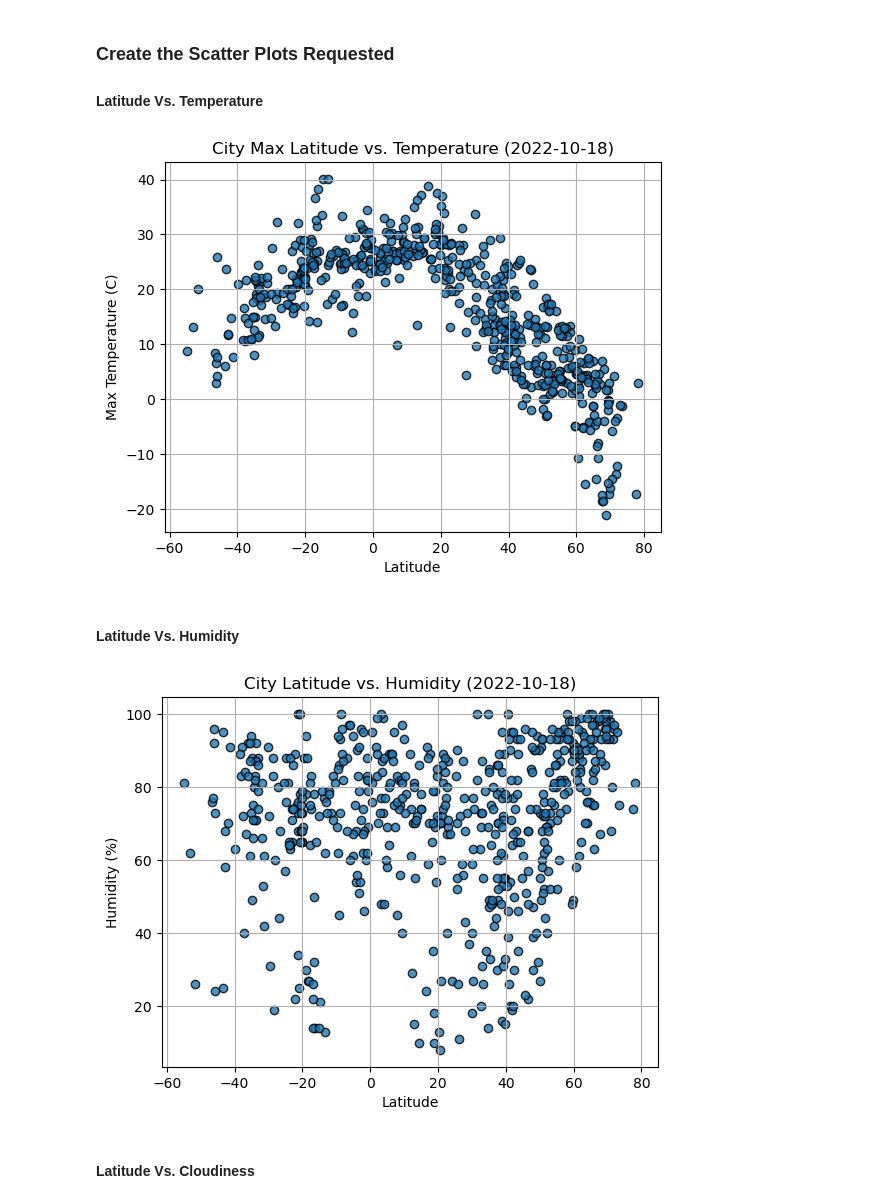
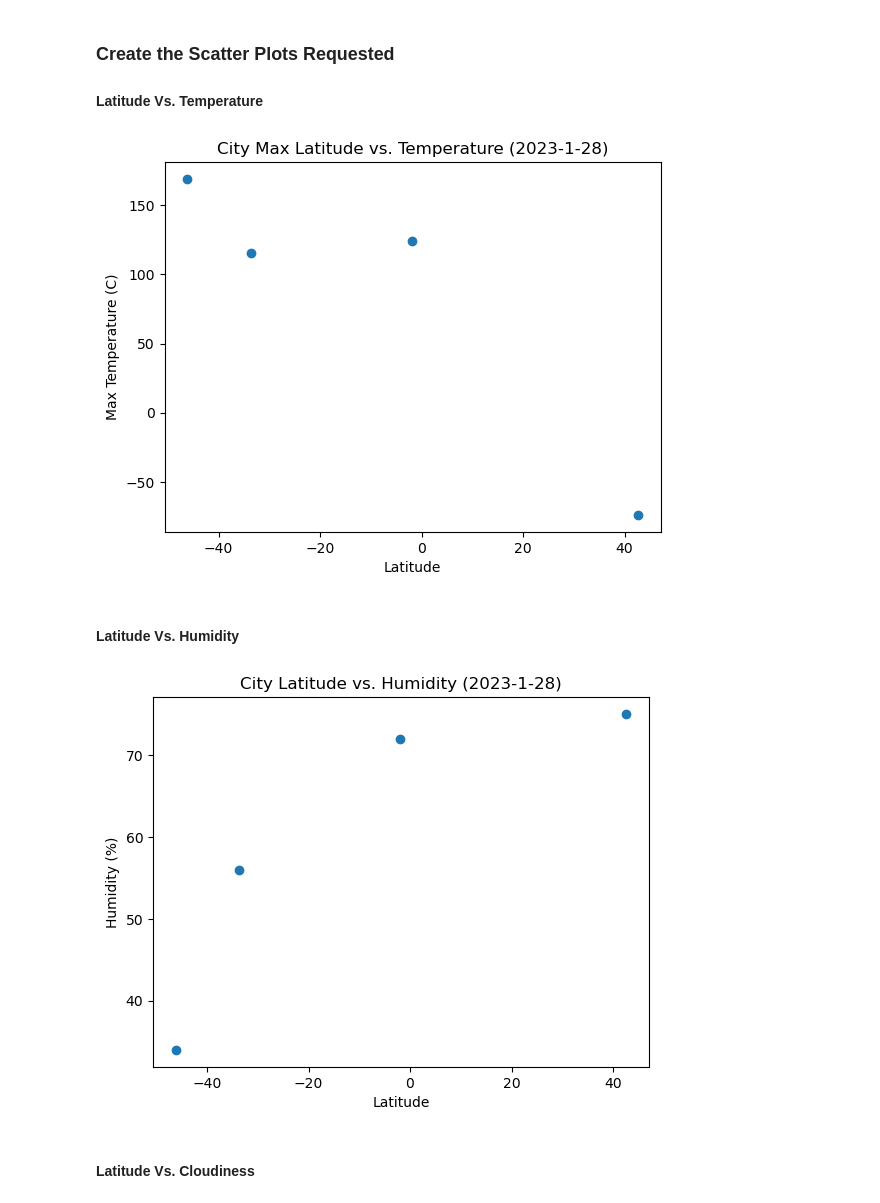
Before and after one commit to levite-neil/python-api-challenge, a Jupyter notebook: WeatherPy/WeatherPy.ipynb, the cells around one changed output. Drawn from its saved outputs; the diff is of its cells as text; code cells hidden in the pictures.

Commit message:
adding scatter plot graphics

```diff
--- a/WeatherPy/WeatherPy.ipynb
+++ b/WeatherPy/WeatherPy.ipynb
@@ -288,6 +222,6 @@ city_data_df.to_csv("output_data/cities.csv", index_label="City_ID")
 # %%
 # Read saved data
-city_data_df = pd.read_csv("output_data/cities.csv", index_col="City_ID")
+city_data_df = pd.read_csv("../output_data/cities_beta.csv", index_col="City_ID")
 
 # Display sample data
 city_data_df.head()
@@ -305,34 +238,41 @@ city_data_df.head()
 #### Latitude Vs. Temperature
 # %%
 # Build scatter plot for latitude vs. temperature
-# YOUR CODE HERE
+x_values = city_data_df["Lat"]
+y_values = city_data_df["Lng"]
+plt.scatter(x_values,y_values)
 
 # Incorporate the other graph properties
-# YOUR CODE HERE
-
+plt.title("City Max Latitude vs. Temperature (2023-1-28)")
+plt.xlabel("Latitude")
+plt.ylabel("Max Temperature (C)")
 # Save the figure
-plt.savefig("output_data/Fig1.png")
+plt.savefig("../output_data/Fig1_beta.png")
 
 # Show plot
 plt.show()
 # %% [output]
-[figure, old version]
+[figure, new version]
 # %% [markdown]
 #### Latitude Vs. Humidity
 # %%
 # Build the scatter plots for latitude vs. humidity
-# YOUR CODE HERE
+x_values = city_data_df["Lat"]
+y_values = city_data_df["Humidity"]
+plt.scatter(x_values,y_values)
 
 # Incorporate the other graph properties
-# YOUR CODE HERE
+plt.title("City Latitude vs. Humidity (2023-1-28)")
+plt.xlabel("Latitude")
+plt.ylabel("Humidity (%)")
 
 # Save the figure
-plt.savefig("output_data/Fig2.png")
+plt.savefig("../output_data/Fig2_beta.png")
 
 # Show plot
 plt.show()
 # %% [output]
-[figure, old version]
+[figure, new version]
 # %% [markdown]
 #### Latitude Vs. Cloudiness
 # %%
```
Also changed, not shown: parts of 8 cells of this notebook.
